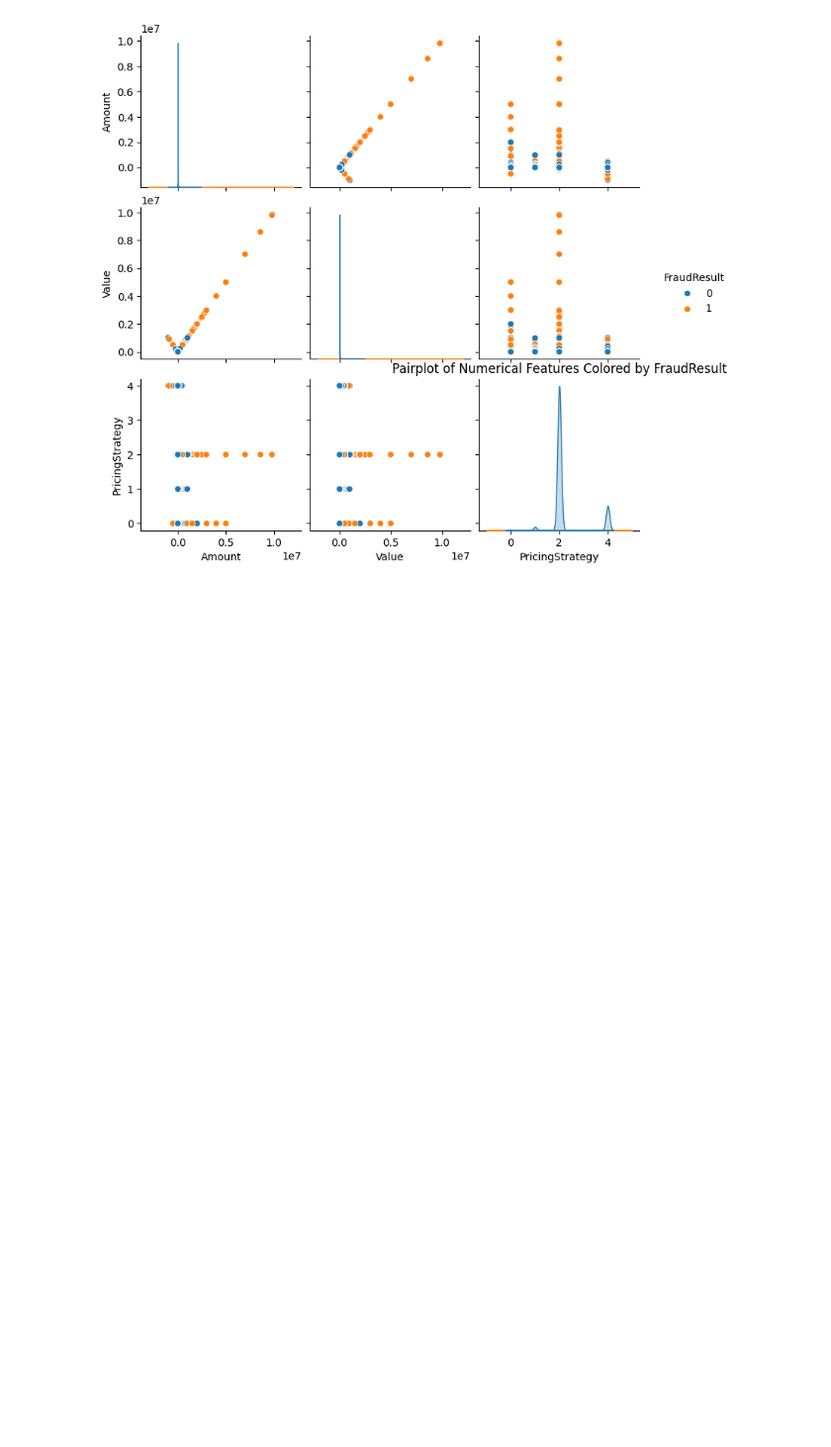
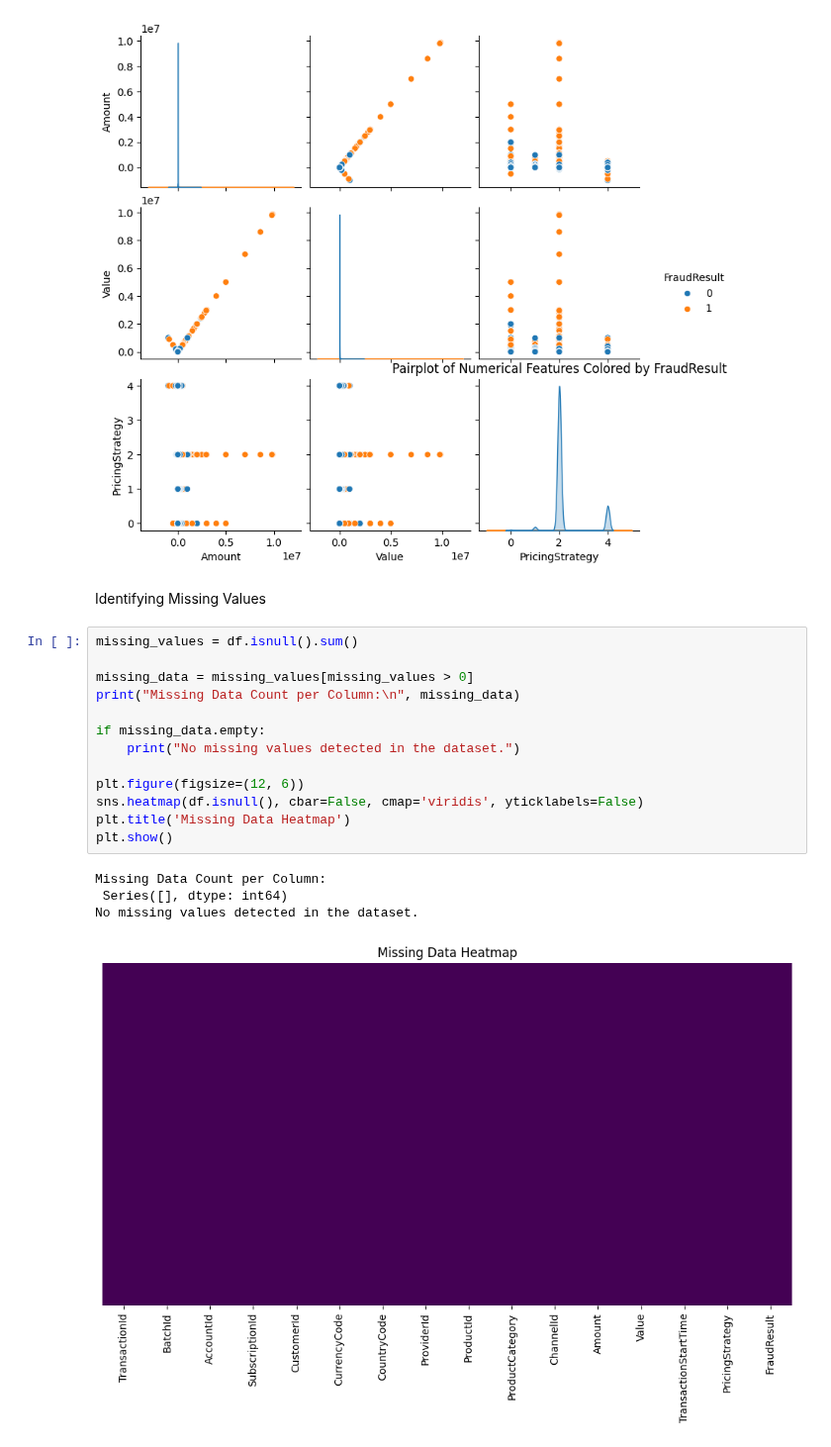
Before and after one commit to Birkity/-Credit-Scoring-Model, a Jupyter notebook: notebooks/task_1.ipynb, the cells around one changed output. Shown at 99% size. Cells and saved outputs as stored; diff of their text form; blank space fills up the shorter version.

Commit message:
No missing values detected in the dataset.

```diff
--- a/notebooks/task_1.ipynb
+++ b/notebooks/task_1.ipynb
@@ -400,3 +400,23 @@ plt.title('Pairplot of Numerical Features Colored by FraudResult')
 plt.show()
 # %% [output]
 [figure]
+# %% [markdown]
+Identifying Missing Values
+# %%
+missing_values = df.isnull().sum()
+
+missing_data = missing_values[missing_values > 0]
+print("Missing Data Count per Column:\n", missing_data)
+
+if missing_data.empty:
+    print("No missing values detected in the dataset.")
+
+plt.figure(figsize=(12, 6))
+sns.heatmap(df.isnull(), cbar=False, cmap='viridis', yticklabels=False)
+plt.title('Missing Data Heatmap')
+plt.show()
+# %% [output]
+Missing Data Count per Column:
+ Series([], dtype: int64)
+No missing values detected in the dataset.
+[figure, added]
```
